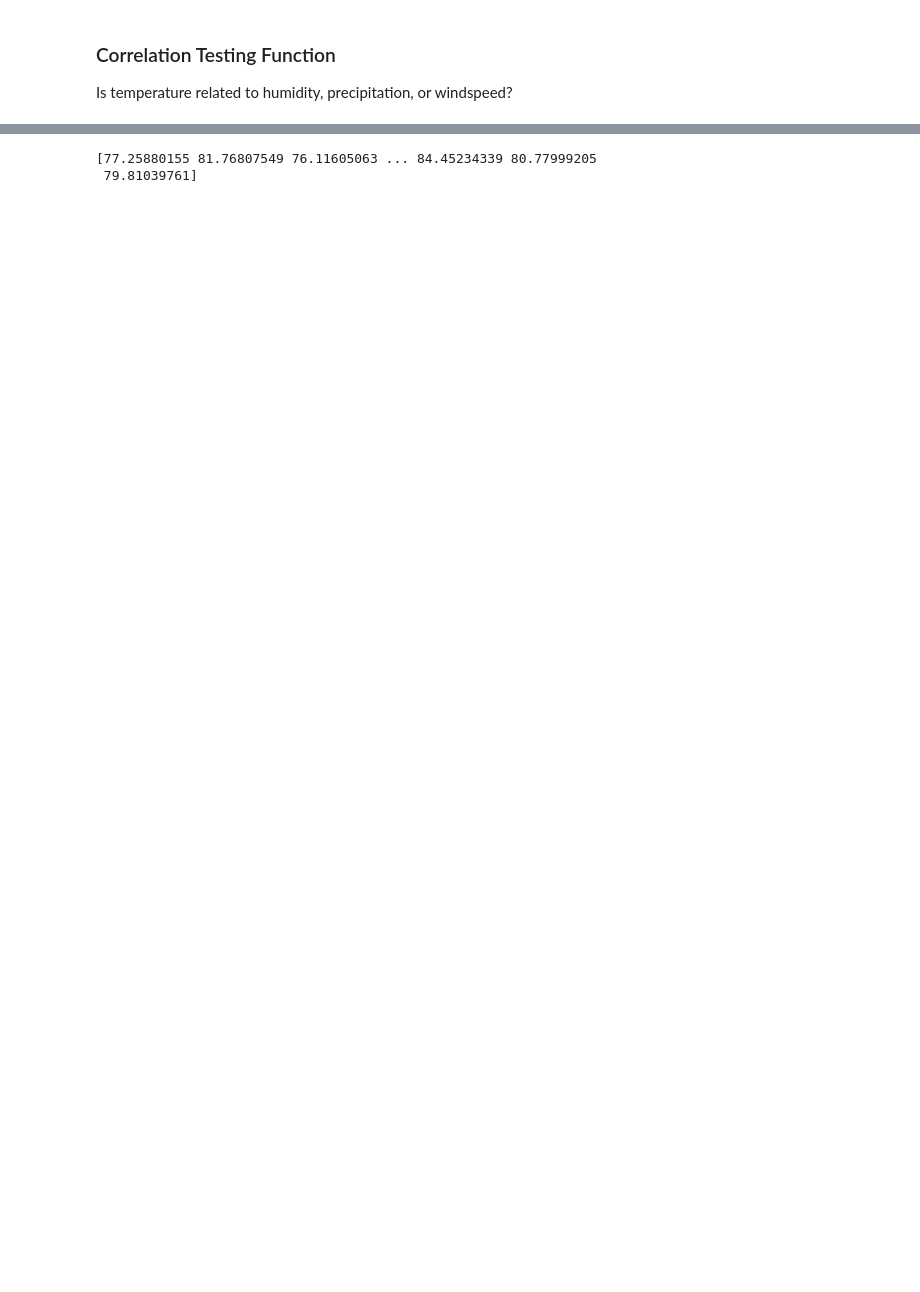
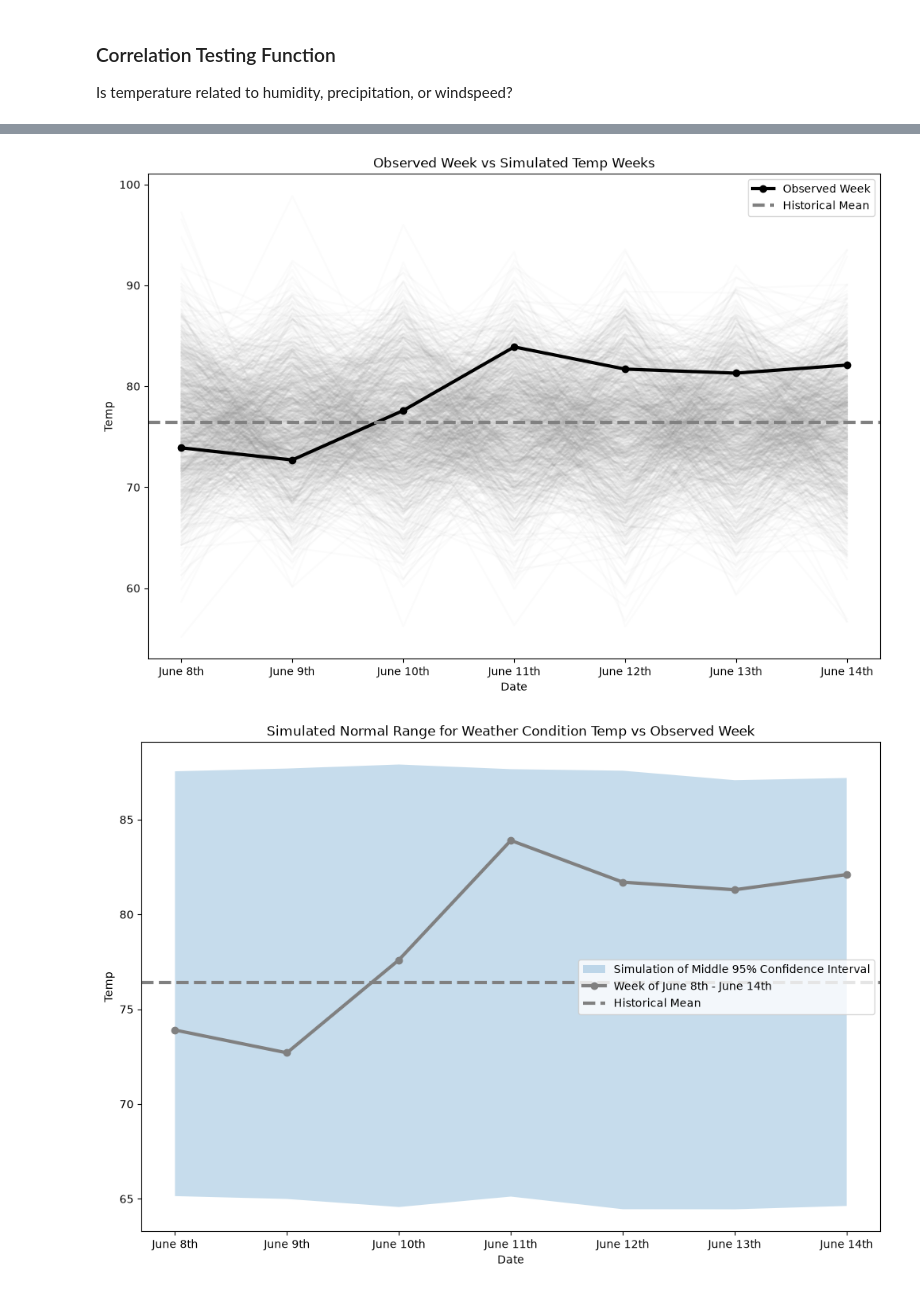
Before and after one commit to mnunez24/CMSC320_FinalProject, a Jupyter notebook: Submisson-Part-2.ipynb, the cells around one changed output, grey strips where cells are left out. Drawn from its saved outputs; the diff is of its cells as text; code cells hidden in the pictures; blank space fills up the shorter version.

```diff
--- a/Submisson-Part-2.ipynb
+++ b/Submisson-Part-2.ipynb
@@ -411,13 +411,76 @@ Simulation testing using the normal distribution
 # %%
 seed = random.randint(1, 422)
-sim_days = 10000
+sim_days = 1000
 np.random.seed(seed)
 
 
 
-def display_simulation(label:str, simulations, mean, standard):
-    # Simulates 10000 weeks. 7 days per week -> 70,000 labels (i.e, temps, precip, humidity. etc)
+def display_simulation(label:str, simulations, mean, standard, alpha:float):
+    # Simulates 1000 weeks. 7 days per week -> 7,000 labels (i.e, temps, precip, humidity. etc)
     sim = np.random.normal(loc=mu, scale=sigma, size=(sim_days, len(seven_day_forecast[label])))
+
+    dates = [
+        "June 8th",
+        "June 9th",
+        "June 10th",
+        "June 11th",
+        "June 12th",
+        "June 13th",
+        "June 14th"
+    ]
+    plt.figure(figsize=(12, 8))
+    for week in sim:
+        plt.plot(
+            dates,
+            week,
+            color="grey",
+            alpha= .03
+        )
+
+    plt.plot(dates, seven_day_forecast[label], color="black", linewidth=3, marker="o", label="Observed Week")
+    plt.xlabel("Date")
+    plt.ylabel(label)
+    plt.title(f"Observed Week vs Simulated {label} Weeks")
+    plt.axhline(mean, color = 'grey', linestyle="--", linewidth=3, label="Historical Mean")
+    plt.legend()
+    plt.show()
+
+    # ------------------------------------------- WE CAN TALK ABOUT THIS, BUT I ADDED THIS BELOW  ------------------------------------------------ #
+    interval = 100 - alpha
+    plt.figure(figsize=(12, 8))
+    # Simulating a confidence interval 100% - alpha = ....%.
+    # We must split that on both ends so alpha / 2% = ....%
+    # (alpha / 2) |CI| (alpha / 2)
+    plt.fill_between(dates,
+                     np.percentile(sim, alpha / 2, axis=0), # Starting point
+                     np.percentile(sim, 100 - (alpha / 2), axis=0), # Ending point
+                     alpha=.25, # How shaded in the region is
+                     label=f"Simulation of Middle {interval}% Confidence Interval"
+    )
+
+    plt.plot(dates,
+             seven_day_forecast[label],
+             color='grey',
+             linewidth=3,
+             marker='o',
+             label="Week of June 8th - June 14th"
+
+    )
+
+    plt.xlabel("Date")
+    plt.ylabel(label)
+    plt.title(f"Simulated Normal Range for Weather Condition {label} vs Observed Week")
+    plt.axhline(mean, color = 'grey', linestyle="--", linewidth=3, label="Historical Mean")
+    plt.legend()
+    plt.show()
+    # ------------------------------------------- ^^^^ WE CAN TALK ABOUT THIS, BUT I ADDED THIS ABOVE ^^^^ ------------------------------------------------ #
+
+temp_mean = combined_df["Temp"].mean()
+temp_std = combined_df["Temp"].std()
+
+alpha = 5
+# 95 Confidence Interval
+display_simulation("Temp", sim_days, temp_mean, temp_std, alpha)
 # %% [output]
-[77.25880155 81.76807549 76.11605063 ... 84.45234339 80.77999205
- 79.81039761]
+[figure, added]
+[figure, added]
```
Also changed, not shown: parts of 7 cells of this notebook.
